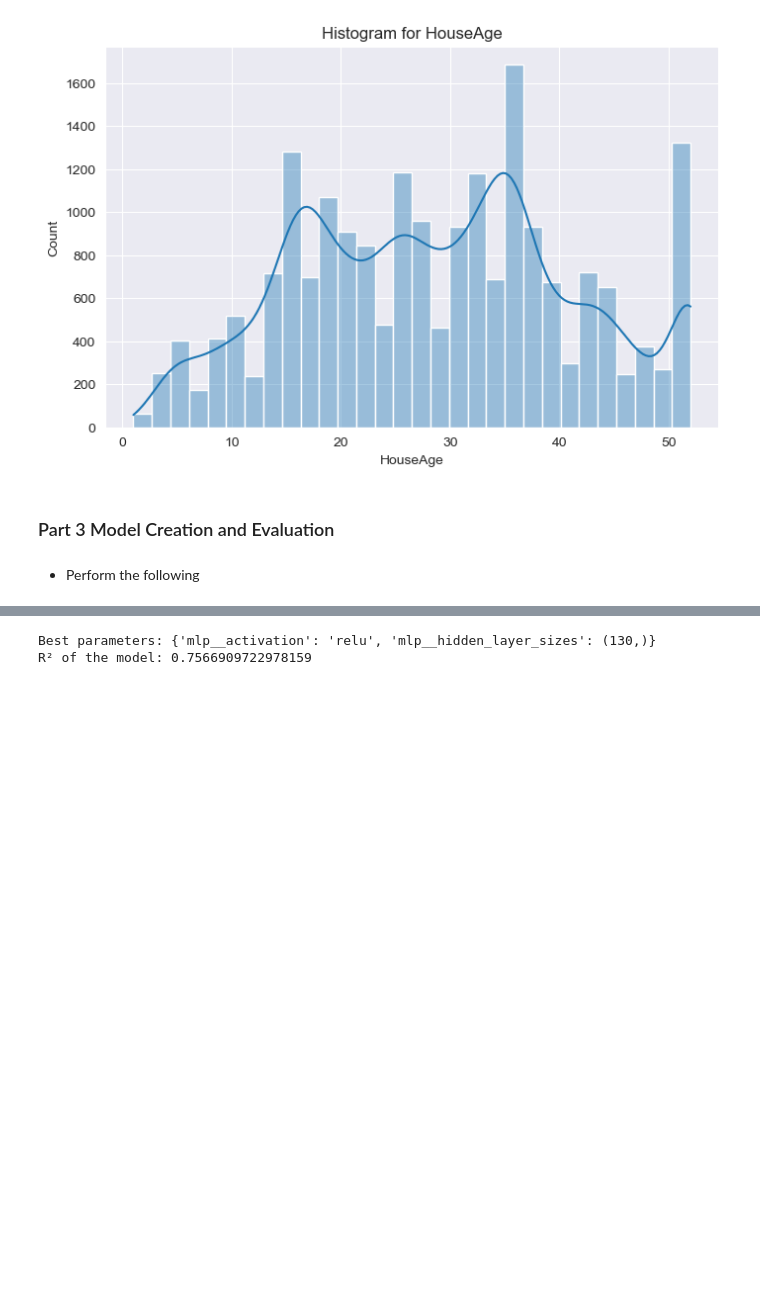
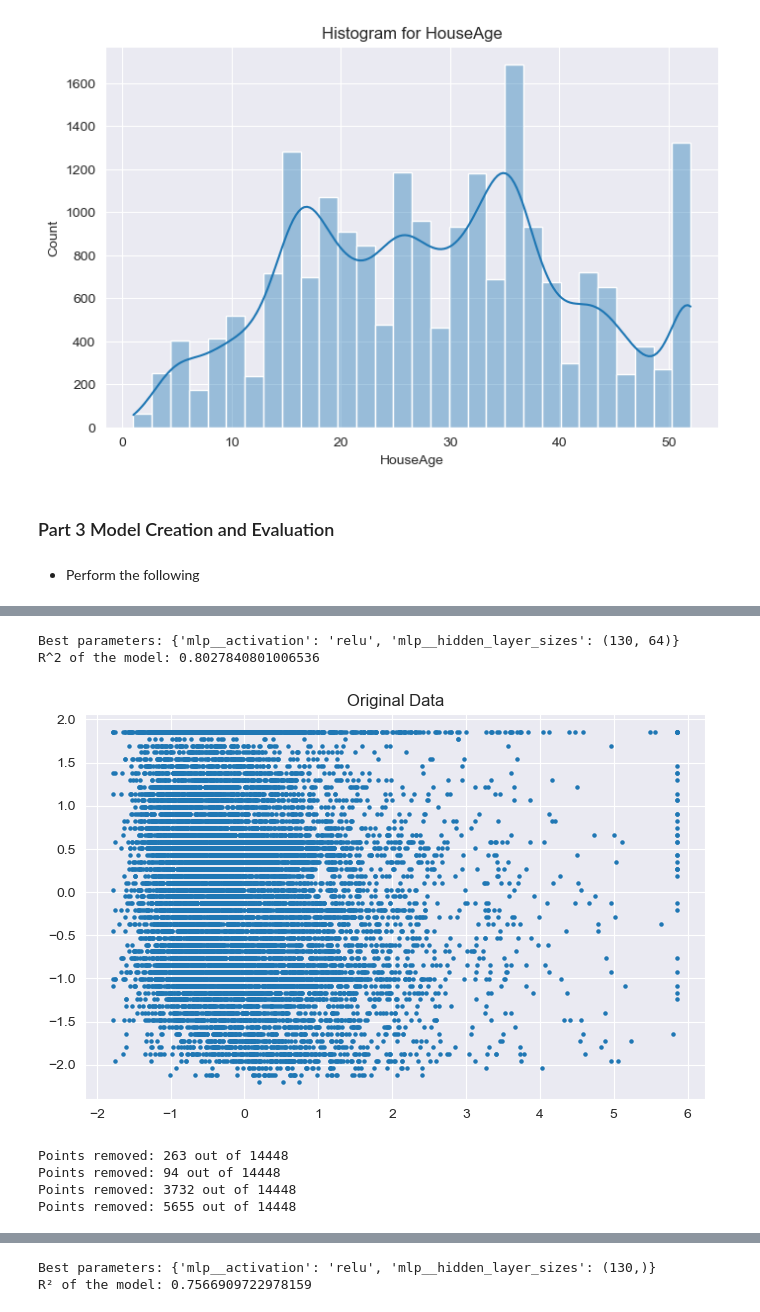
Before and after one commit to jacquelinesanchezA1/Data-Science1-CS3337, a Jupyter notebook: HW4/HW4.ipynb, the cells around one changed output, grey strips where cells are left out. Saved outputs shown, nothing was run; the diff lists cells and outputs as text; code cells hidden in the pictures; blank space fills up the shorter version.

```diff
--- a/HW4/HW4.ipynb
+++ b/HW4/HW4.ipynb
@@ -261,3 +263,0 @@ scaled_features_df.head()
-# %%
-X_train, X_test, y_train, y_test = train_test_split(X, y,
-                                                    test_size=0.3, random_state=42)
@@ -358,3 +307,59 @@ Points removed: 14448 out of 14448
+# %%
+from sklearn.cluster import DBSCAN
+# pipeline to ensure consistent transformation
+pipeline = Pipeline([
+    ('scaler', StandardScaler()),
+    ('mlp', MLPRegressor(max_iter=1000, random_state=42))
+])
+
+# experimenting with different hidden layer sizes
+param_grid = {
+    'mlp__hidden_layer_sizes': [(130,), (130, 64), (130, 64, 32), (130, 64, 32, 16)],
+    'mlp__activation': ['relu']
+}
+
+# finding the best set of parameters using GridSearchCV
+grid_search = GridSearchCV(pipeline, param_grid, cv=3, scoring='r2')
+grid_search.fit(X_train, y_train)
+
+print(f'Best parameters: {grid_search.best_params_}')
+
+best_model = grid_search.best_estimator_
+predictions = best_model.predict(X_test)
+
+# calculate and print the R^2 score of this model
+r2 = r2_score(y_test, predictions)
+print(f'R^2 of the model: {r2}')
+
+# function to check the number of points removed by DBSCAN with varying parameters
+def check_outliers_removal(X, eps=0.5, min_samples=5):
+    outlier_remover = DBSCAN(eps=eps, min_samples=min_samples)
+    outlier_remover.fit(X)
+    mask = outlier_remover.labels_ != -1
+    print(f"Points removed: {len(X) - np.sum(mask)} out of {len(X)}")
+
+# visualize the data
+def visualize_data(X, title="Data Visualization"):
+    plt.scatter(X[:, 0], X[:, 1], s=5)
+    plt.title(title)
+    plt.show()
+
+# visualize the original data
+visualize_data(X_train, "Original Data")
+
+# test different DBSCAN parameters
+check_outliers_removal(X_train, eps=1.0, min_samples=5)
+check_outliers_removal(X_train, eps=1.5, min_samples=5)
+check_outliers_removal(X_train, eps=0.5, min_samples=10)
+check_outliers_removal(X_train, eps=0.5, min_samples=20)
+# %% [output]
+Best parameters: {'mlp__activation': 'relu', 'mlp__hidden_layer_sizes': (130, 64)}
+R^2 of the model: 0.8027840801006536
+[figure, added]
+Points removed: 263 out of 14448
+Points removed: 94 out of 14448
+Points removed: 3732 out of 14448
+Points removed: 5655 out of 14448
 # %%
 # PCA (method 2)
 # %%
```
Also changed, not shown: parts of 69 cells of this notebook.
